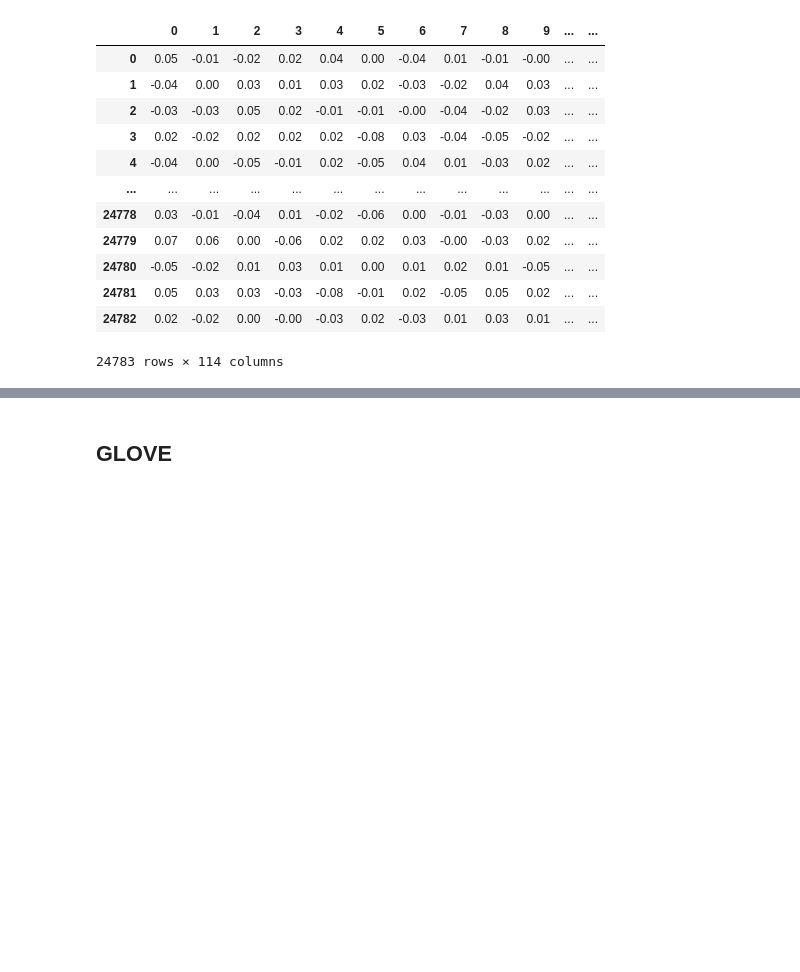
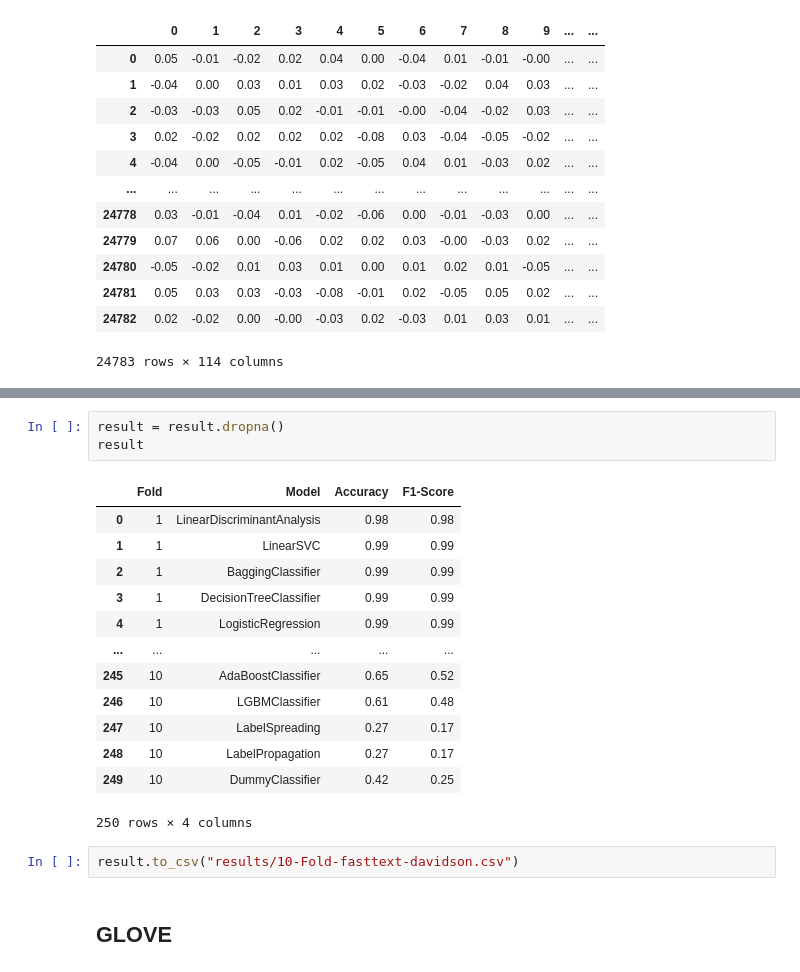
Before and after one commit to robertodr01/Ethical-NLP, a Jupyter notebook: lazy-classifier.ipynb, the cells around one changed output, grey strips where cells are left out. Saved outputs shown, nothing was run; the diff lists cells and outputs as text; blank space fills up the shorter version.

```diff
--- a/lazy-classifier.ipynb
+++ b/lazy-classifier.ipynb
@@ -110,3 +156,22 @@ models
+# %%
+result = result.dropna()
+result
+# %% [output]
+|  | Fold | Model | Accuracy | F1-Score |
+| 0 | 1 | LinearDiscriminantAnalysis | 0.98 | 0.98 |
+| 1 | 1 | LinearSVC | 0.99 | 0.99 |
+| 2 | 1 | BaggingClassifier | 0.99 | 0.99 |
+| 3 | 1 | DecisionTreeClassifier | 0.99 | 0.99 |
+| 4 | 1 | LogisticRegression | 0.99 | 0.99 |
+| ... | ... | ... | ... | ... |
+| 245 | 10 | AdaBoostClassifier | 0.65 | 0.52 |
+| 246 | 10 | LGBMClassifier | 0.61 | 0.48 |
+| 247 | 10 | LabelSpreading | 0.27 | 0.17 |
+| 248 | 10 | LabelPropagation | 0.27 | 0.17 |
+| 249 | 10 | DummyClassifier | 0.42 | 0.25 |
+250 rows × 4 columns
+# %%
+result.to_csv("results/10-Fold-fasttext-davidson.csv")
 # %% [markdown]
 ## GLOVE
 # %%
```
Also changed, not shown: parts of 14 cells of this notebook, 6 other files.
